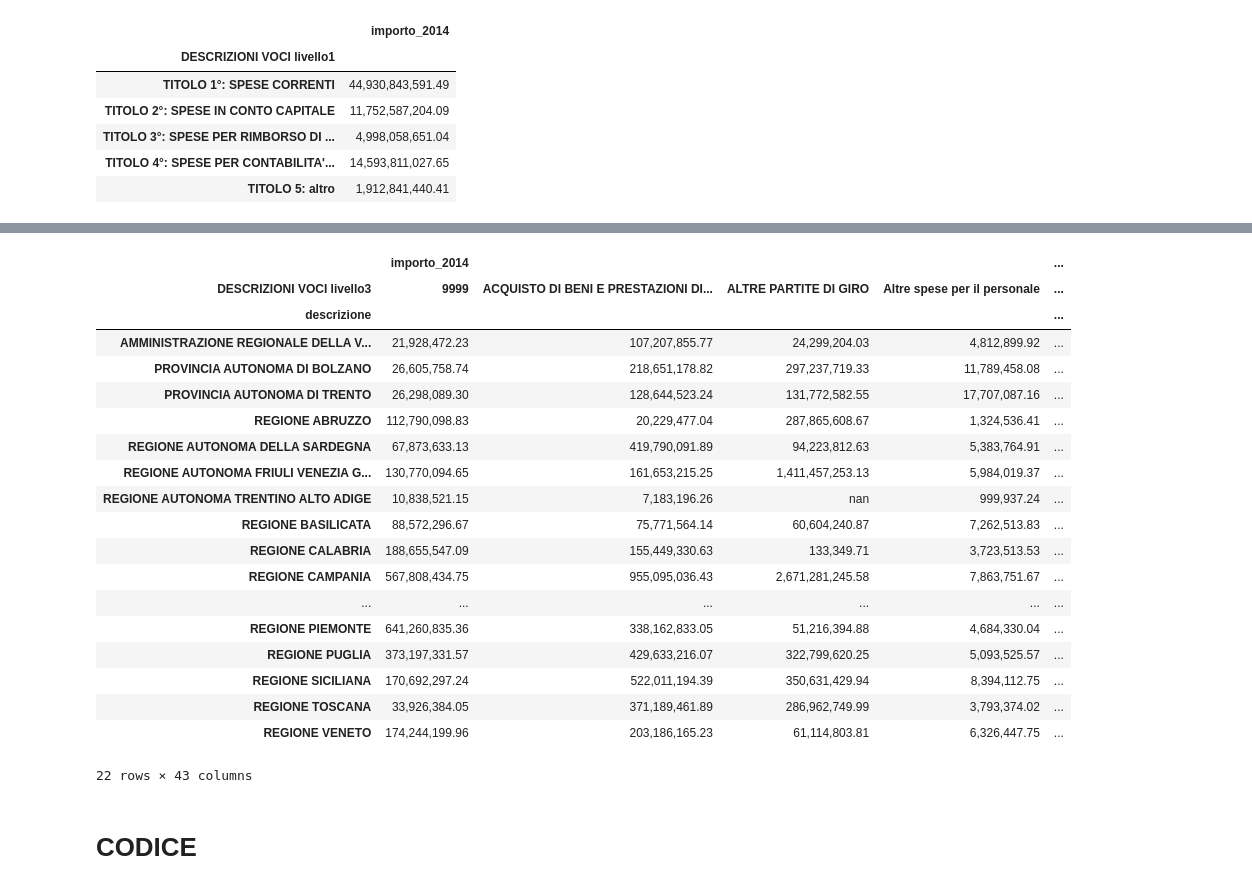
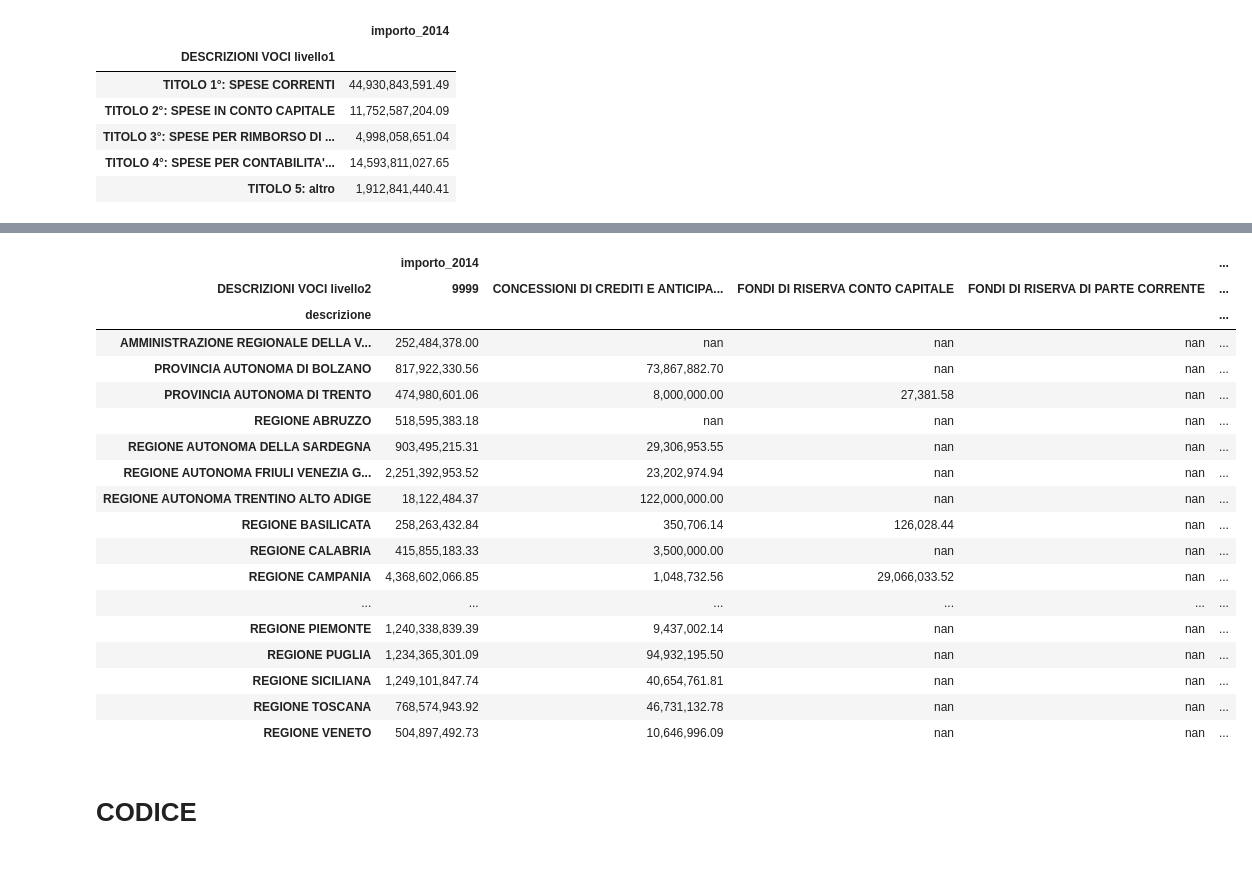
Before and after one commit to scarsellifi/normalizzazione-glossari-siope, a Jupyter notebook: glossari.ipynb, the cells around one changed output, grey strips where cells are left out. Drawn from its saved outputs; the diff is of its cells as text; code cells hidden in the pictures.

```diff
--- a/glossari.ipynb
+++ b/glossari.ipynb
@@ -54,28 +54,27 @@ regione_importo_ente_descrizione.groupby([u'descrizione', "DESCRIZIONI VOCI live
 # %%
 # AGGREGAZIONE PER CODICE BILANCIO IV-V CIFRA
 
-regione_importo_ente_descrizione.groupby([u'descrizione', "DESCRIZIONI VOCI livello3"]).sum()[["importo_2014"]].unstack()
+regione_importo_ente_descrizione.groupby([u'descrizione', "DESCRIZIONI VOCI livello2"]).sum()[["importo_2014"]].unstack()
 # %% [output]
 |  | importo_2014 |  |  |  | ... |
-| DESCRIZIONI VOCI livello3 | 9999 | ACQUISTO DI BENI E PRESTAZIONI DI... | ALTRE PARTITE DI GIRO | Altre spese per il personale | ... |
+| DESCRIZIONI VOCI livello2 | 9999 | CONCESSIONI DI CREDITI E ANTICIPA... | FONDI DI RISERVA CONTO CAPITALE | FONDI DI RISERVA DI PARTE CORRENTE | ... |
 | descrizione |  |  |  |  | ... |
-| AMMINISTRAZIONE REGIONALE DELLA V... | 21,928,472.23 | 107,207,855.77 | 24,299,204.03 | 4,812,899.92 | ... |
-| PROVINCIA AUTONOMA DI BOLZANO | 26,605,758.74 | 218,651,178.82 | 297,237,719.33 | 11,789,458.08 | ... |
-| PROVINCIA AUTONOMA DI TRENTO | 26,298,089.30 | 128,644,523.24 | 131,772,582.55 | 17,707,087.16 | ... |
-| REGIONE ABRUZZO | 112,790,098.83 | 20,229,477.04 | 287,865,608.67 | 1,324,536.41 | ... |
-| REGIONE AUTONOMA DELLA SARDEGNA | 67,873,633.13 | 419,790,091.89 | 94,223,812.63 | 5,383,764.91 | ... |
-| REGIONE AUTONOMA FRIULI VENEZIA G... | 130,770,094.65 | 161,653,215.25 | 1,411,457,253.13 | 5,984,019.37 | ... |
-| REGIONE AUTONOMA TRENTINO ALTO ADIGE | 10,838,521.15 | 7,183,196.26 | nan | 999,937.24 | ... |
-| REGIONE BASILICATA | 88,572,296.67 | 75,771,564.14 | 60,604,240.87 | 7,262,513.83 | ... |
-| REGIONE CALABRIA | 188,655,547.09 | 155,449,330.63 | 133,349.71 | 3,723,513.53 | ... |
-| REGIONE CAMPANIA | 567,808,434.75 | 955,095,036.43 | 2,671,281,245.58 | 7,863,751.67 | ... |
+| AMMINISTRAZIONE REGIONALE DELLA V... | 252,484,378.00 | nan | nan | nan | ... |
+| PROVINCIA AUTONOMA DI BOLZANO | 817,922,330.56 | 73,867,882.70 | nan | nan | ... |
+| PROVINCIA AUTONOMA DI TRENTO | 474,980,601.06 | 8,000,000.00 | 27,381.58 | nan | ... |
+| REGIONE ABRUZZO | 518,595,383.18 | nan | nan | nan | ... |
+| REGIONE AUTONOMA DELLA SARDEGNA | 903,495,215.31 | 29,306,953.55 | nan | nan | ... |
+| REGIONE AUTONOMA FRIULI VENEZIA G... | 2,251,392,953.52 | 23,202,974.94 | nan | nan | ... |
+| REGIONE AUTONOMA TRENTINO ALTO ADIGE | 18,122,484.37 | 122,000,000.00 | nan | nan | ... |
+| REGIONE BASILICATA | 258,263,432.84 | 350,706.14 | 126,028.44 | nan | ... |
+| REGIONE CALABRIA | 415,855,183.33 | 3,500,000.00 | nan | nan | ... |
+| REGIONE CAMPANIA | 4,368,602,066.85 | 1,048,732.56 | 29,066,033.52 | nan | ... |
 | ... | ... | ... | ... | ... | ... |
-| REGIONE PIEMONTE | 641,260,835.36 | 338,162,833.05 | 51,216,394.88 | 4,684,330.04 | ... |
-| REGIONE PUGLIA | 373,197,331.57 | 429,633,216.07 | 322,799,620.25 | 5,093,525.57 | ... |
-| REGIONE SICILIANA | 170,692,297.24 | 522,011,194.39 | 350,631,429.94 | 8,394,112.75 | ... |
-| REGIONE TOSCANA | 33,926,384.05 | 371,189,461.89 | 286,962,749.99 | 3,793,374.02 | ... |
-| REGIONE VENETO | 174,244,199.96 | 203,186,165.23 | 61,114,803.81 | 6,326,447.75 | ... |
+| REGIONE PIEMONTE | 1,240,338,839.39 | 9,437,002.14 | nan | nan | ... |
+| REGIONE PUGLIA | 1,234,365,301.09 | 94,932,195.50 | nan | nan | ... |
+| REGIONE SICILIANA | 1,249,101,847.74 | 40,654,761.81 | nan | nan | ... |
+| REGIONE TOSCANA | 768,574,943.92 | 46,731,132.78 | nan | nan | ... |
+| REGIONE VENETO | 504,897,492.73 | 10,646,996.09 | nan | nan | ... |
-22 rows × 43 columns
 # %% [markdown]
 # CODICE
 # %%
```
Also changed, not shown: parts of 1 cell of this notebook, 1 other file.
